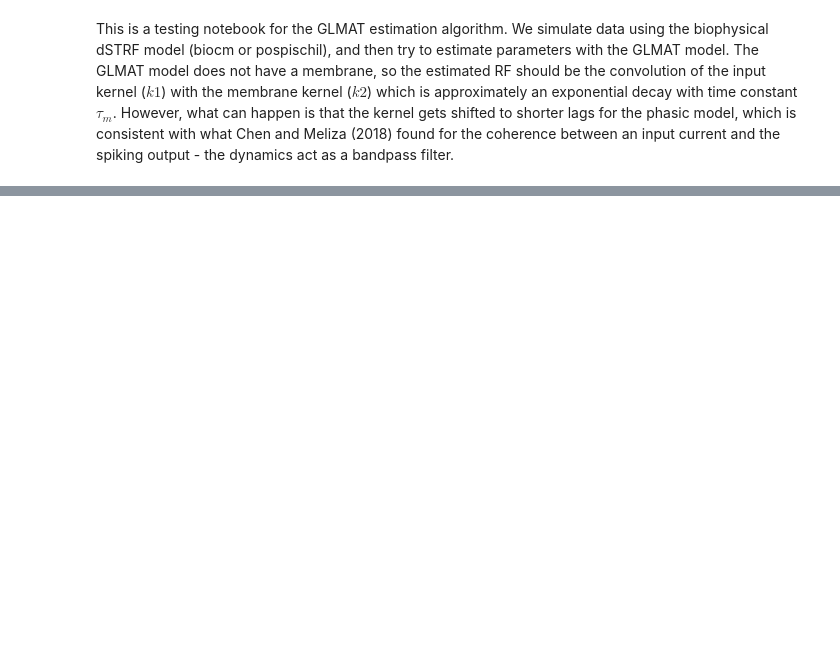
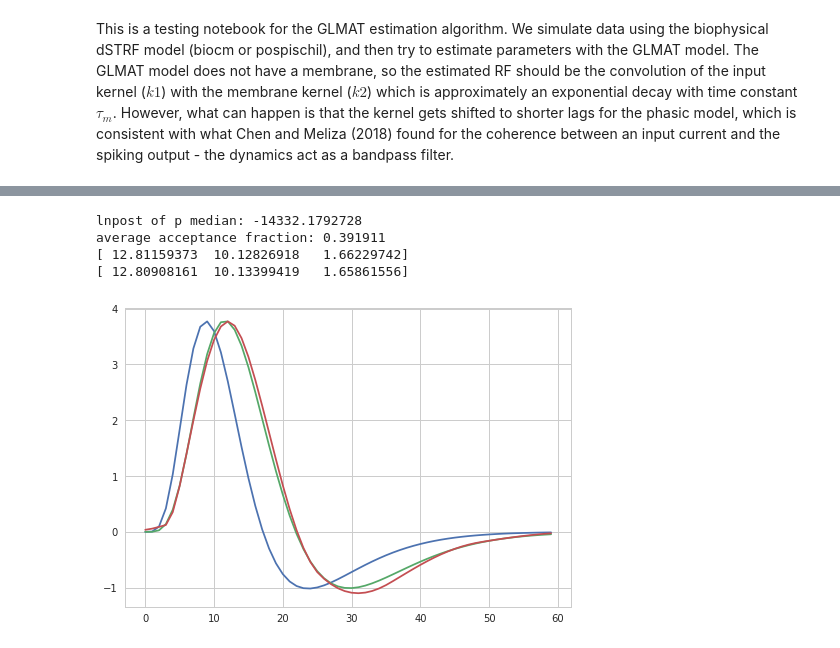
Before and after one commit to melizalab/dstrf, a Jupyter notebook: notebooks/glmat/glmat_1d_rothman_twin.ipynb, the cells around one changed output, grey strips where cells are left out. Drawn from its saved outputs; the diff is of its cells as text; code cells hidden in the pictures; blank space fills up the shorter version.

```diff
--- a/notebooks/glmat/glmat_1d_rothman_twin.ipynb
+++ b/notebooks/glmat/glmat_1d_rothman_twin.ipynb
@@ -122,5 +127,5 @@ ntbas = 8
 kcosbas = strf.cosbasis(ntau, ntbas)
 spike_v = np.stack([d["spike_v"] for d in assim_data], axis=1)
 spike_h = np.stack([d["H"] for d in assim_data], axis=2)
-mlest = mle.mat(stim, kcosbas, spike_v, spike_h, stim_dt, model_dt, nlin="softplus")
+mlest = mle.mat(stim, kcosbas, spike_v, spike_h, stim_dt, model_dt, nlin="exp")
 %time w0 = mlest.estimate(reg_alpha=1.0)
@@ -166,7 +160,7 @@ if sys.platform == 'darwin':
 else:
     nthreads = 8
 nwalkers = 500
-nsteps = 500
+nsteps = 2000
 
 mat_prior = priors.joint_independent(
                 [ priors.uniform( 0,  20),
@@ -246,20 +262,32 @@ for pos, prob, _ in tracker(sampler.sample(p0, iterations=nsteps)):
 # %%
+# save the results
+outfile = os.path.join("..", "..", "results", "1d_rothman", model_name)
+
 print("lnpost of p median: {}".format(np.median(prob)))
 print("average acceptance fraction: {}".format(sampler.acceptance_fraction.mean()))
 theta = np.median(pos, 0)
 mparams = theta[:matparams_n]
 rfparams = theta[matparams_n:]
 plt.plot(k1)
 
 # there is an expected shift due to the filtering properties of the membrane
 km, kmt = filters.exponential(46, 1.0, ntau * stim_dt, stim_dt)
-kconv = np.convolve(km, rf_ml, mode="full")[:km.size]
-plt.plot(kconv * k1.max() / kconv.max())
+kconv = np.convolve(km, k1, mode="full")[:km.size]
+kconv *= k1.max() / kconv.max()
+plt.plot(kconv)
 
 kmap = strf.from_basis(rfparams, kcosbas)[::-1]
 kmap *= k1.max() / kmap.max()
 plt.plot(kmap)
 
 print(w0[:3])
 print(theta[:matparams_n])
+
+plt.savefig(outfile + "_rf.pdf")
+# %% [output]
+lnpost of p median: -14332.1792728
+average acceptance fraction: 0.391911
+[ 12.81159373  10.12826918   1.66229742]
+[ 12.80908161  10.13399419   1.65861556]
+[figure, added]
 # %%
```
Also changed, not shown: parts of 15 cells of this notebook.
